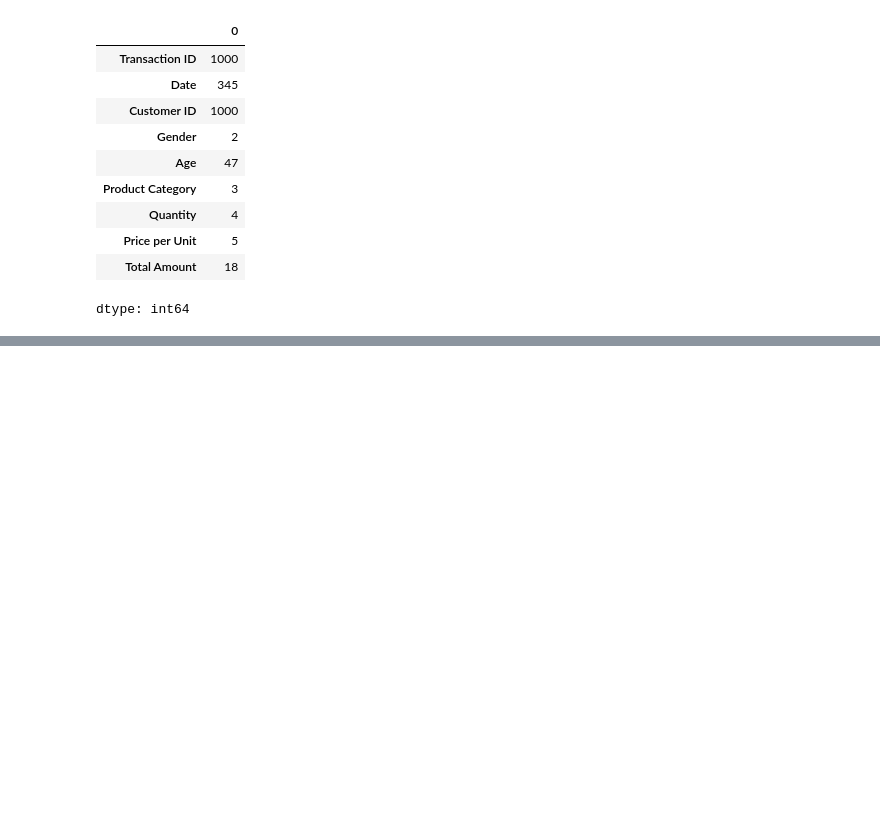
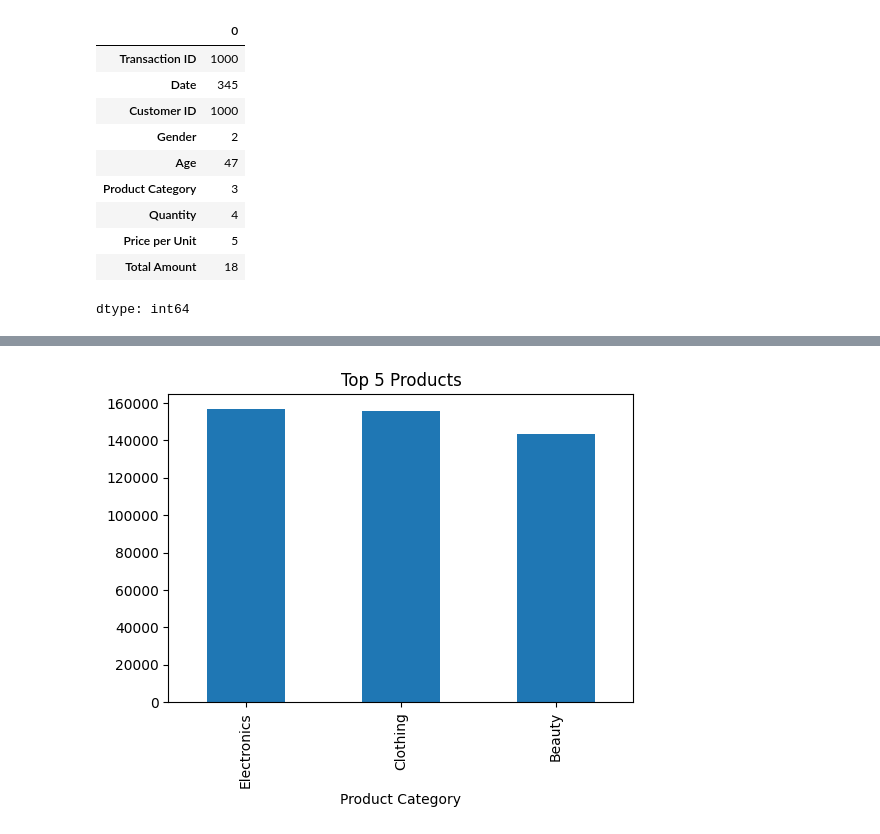
Before and after one commit to Narmadha1627/OIBSIP, a Jupyter notebook: notebooks/colab-github-demo.ipynb, the cells around one changed output, grey strips where cells are left out. Drawn from its saved outputs; the diff is of its cells as text; code cells hidden in the pictures; blank space fills up the shorter version.

```diff
--- a/notebooks/colab-github-demo.ipynb
+++ b/notebooks/colab-github-demo.ipynb
@@ -124,0 +136,5 @@ df.groupby('Product Category')[['Quantity','Total Amount']].sum()
+# %%
+top_products.plot(kind='bar', title="Top 5 Products", figsize=(6,4))
+plt.show()
+# %% [output]
+[figure, added]
```
Also changed, not shown: parts of 10 cells of this notebook.
